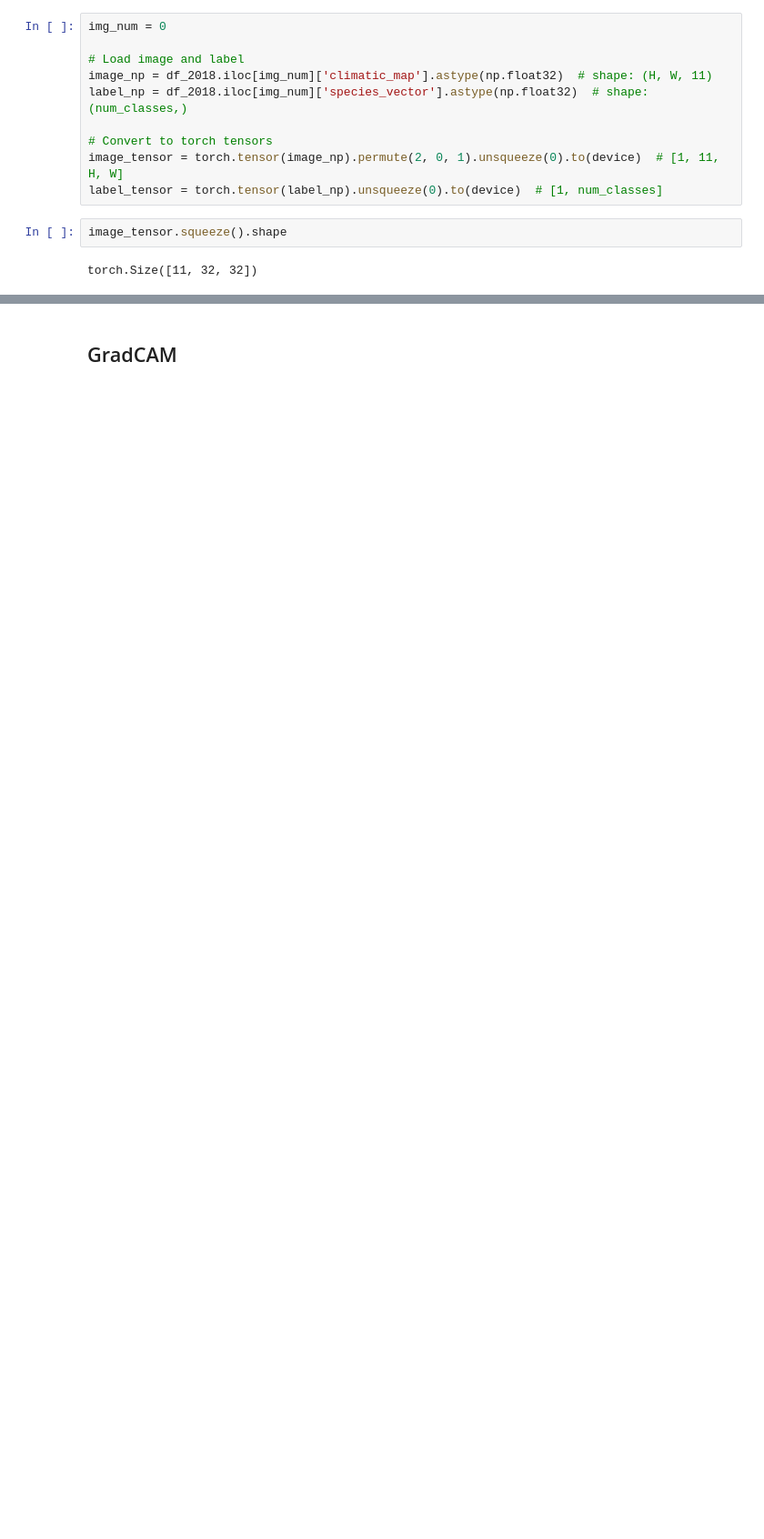
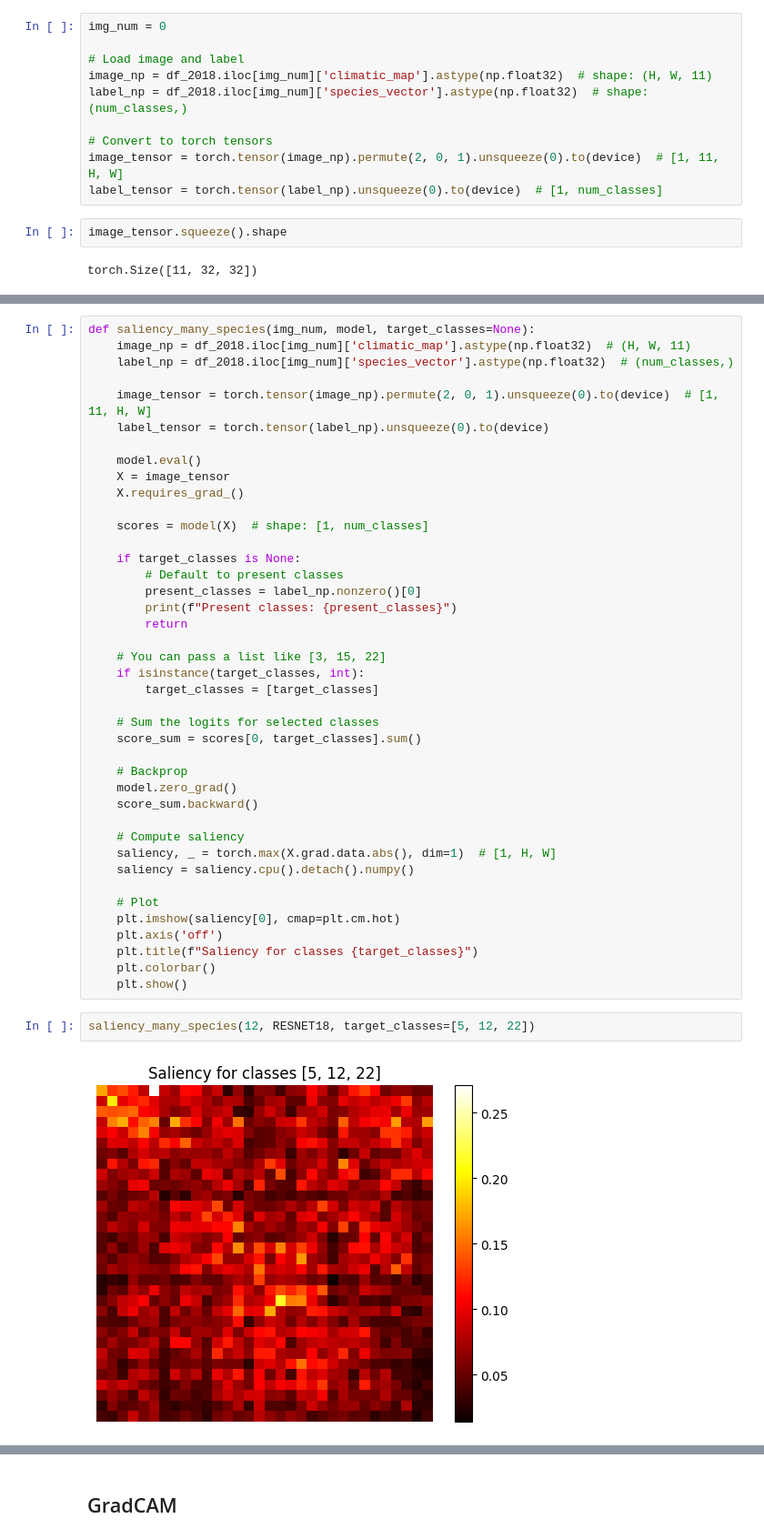
Before and after one commit to rauletepawa/Species_Distribution_Modeling, a Jupyter notebook: code/1991-2017_model_predictions.ipynb, the cells around one changed output, grey strips where cells are left out. Shown at 91% size. Cells and saved outputs as stored; diff of their text form; blank space fills up the shorter version.

```diff
--- a/code/1991-2017_model_predictions.ipynb
+++ b/code/1991-2017_model_predictions.ipynb
@@ -670,0 +801,45 @@ saliency shape torch.Size([1, 32, 32])
+# %%
+def saliency_many_species(img_num, model, target_classes=None):
+    image_np = df_2018.iloc[img_num]['climatic_map'].astype(np.float32)  # (H, W, 11)
+    label_np = df_2018.iloc[img_num]['species_vector'].astype(np.float32)  # (num_classes,)
+
+    image_tensor = torch.tensor(image_np).permute(2, 0, 1).unsqueeze(0).to(device)  # [1, 11, H, W]
+    label_tensor = torch.tensor(label_np).unsqueeze(0).to(device)
+
+    model.eval()
+    X = image_tensor
+    X.requires_grad_()
+
+    scores = model(X)  # shape: [1, num_classes]
+
+    if target_classes is None:
+        # Default to present classes
+        present_classes = label_np.nonzero()[0]
+        print(f"Present classes: {present_classes}")
+        return
+
+    # You can pass a list like [3, 15, 22]
+    if isinstance(target_classes, int):
+        target_classes = [target_classes]
+
+    # Sum the logits for selected classes
+    score_sum = scores[0, target_classes].sum()
+
+    # Backprop
+    model.zero_grad()
+    score_sum.backward()
+
+    # Compute saliency
+    saliency, _ = torch.max(X.grad.data.abs(), dim=1)  # [1, H, W]
+    saliency = saliency.cpu().detach().numpy()
+
+    # Plot
+    plt.imshow(saliency[0], cmap=plt.cm.hot)
+    plt.axis('off')
+    plt.title(f"Saliency for classes {target_classes}")
+    plt.colorbar()
+    plt.show()
+# %%
+saliency_many_species(12, RESNET18, target_classes=[5, 12, 22])
+# %% [output]
+[figure, added]
```
Also changed, not shown: parts of 36 cells of this notebook, 1 other file.
